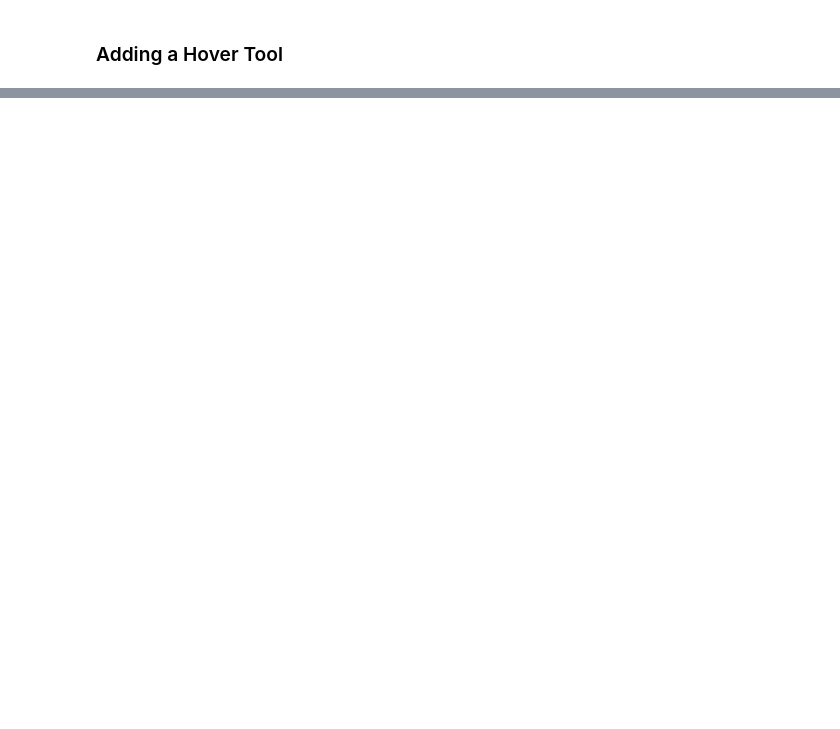
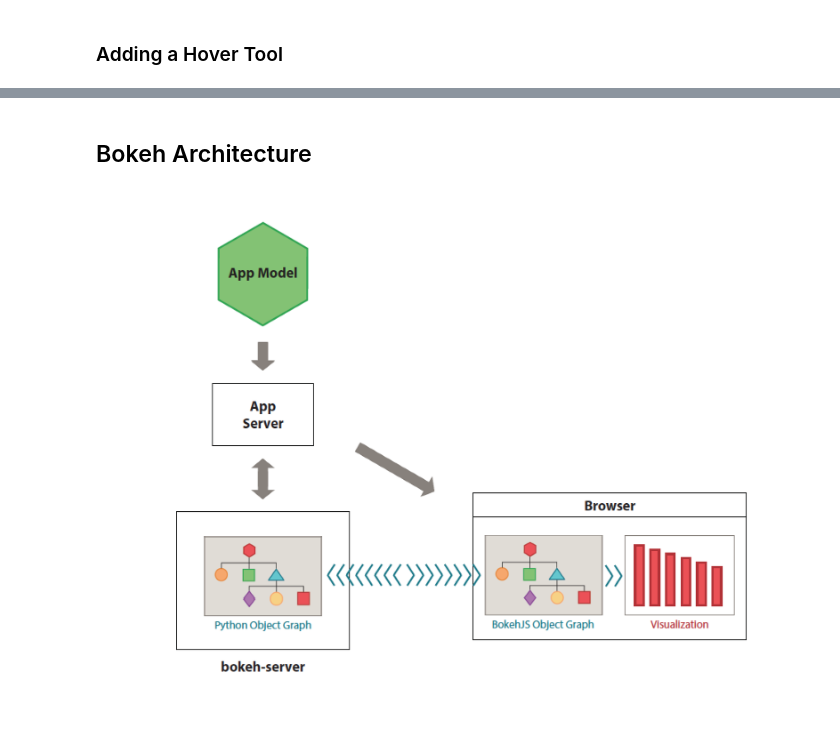
Before and after one commit to UWSEDS/LectureNotes, a Jupyter notebook: Visualization-in-Depth/Visualization-in-depth.ipynb, the cells around one changed output, grey strips where cells are left out. Saved outputs shown, nothing was run; the diff lists cells and outputs as text; code cells hidden in the pictures; blank space fills up the shorter version.

Commit message:
Visualization in depth

```diff
--- a/Visualization-in-Depth/Visualization-in-depth.ipynb
+++ b/Visualization-in-Depth/Visualization-in-depth.ipynb
@@ -313,0 +259,6 @@ Running a bokeh server http://bokeh.pydata.org/en/latest/docs/user_guide/server.
+# %% [markdown]
+## Bokeh Architecture
+# %%
+Image(filename='bokeh_server.png')
+# %% [output]
+[figure, added]
```
Also changed, not shown: parts of 39 cells of this notebook, 3 other files.
